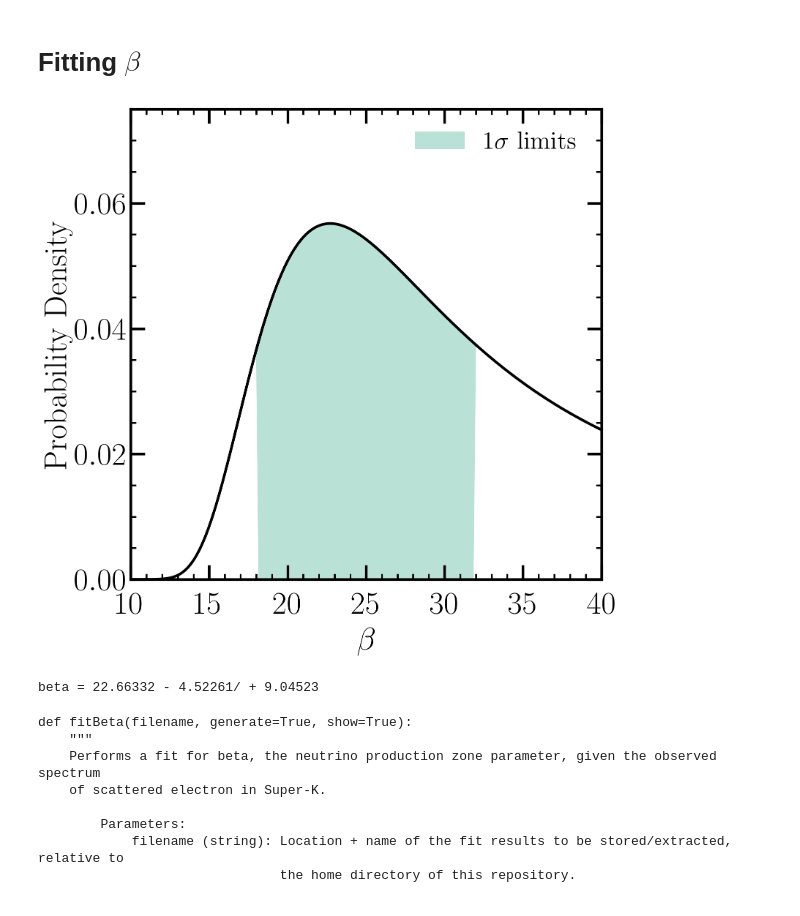
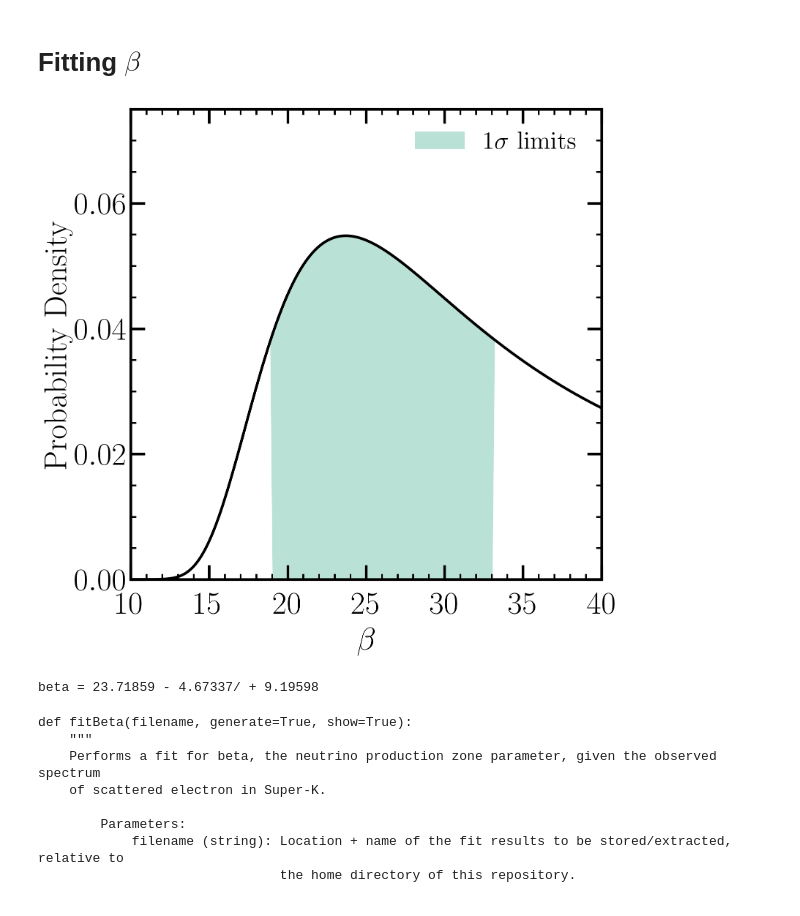
Before and after one commit to melanieAzaidel/solarLMAO, a Jupyter notebook: PlotFactory.ipynb, the cells around one changed output. Cells and saved outputs as stored; diff of their text form; code cells hidden in the pictures.

```diff
--- a/PlotFactory.ipynb
+++ b/PlotFactory.ipynb
@@ -297,10 +297,10 @@ plt.show()
 # %% [markdown]
 # Fitting $\beta$
 # %%
-best_fit_beta, beta_low_bound, beta_high_bound = sLMAO.fitBeta('fit_day.csv', generate=True, show=True)
+best_fit_beta, beta_low_bound, beta_high_bound = sLMAO.fitBeta('fit_day.csv', generate=False, show=True)
 # %% [output]
-[figure, old version]
+[figure, new version]
-beta = 22.66332 - 4.52261/ + 9.04523
+beta = 23.71859 - 4.67337/ + 9.19598
 # %%
 lines = inspect.getsource(sLMAO.fitBeta)
 print(lines)
```
Also changed, not shown: parts of 7 cells of this notebook, 11 other files.
